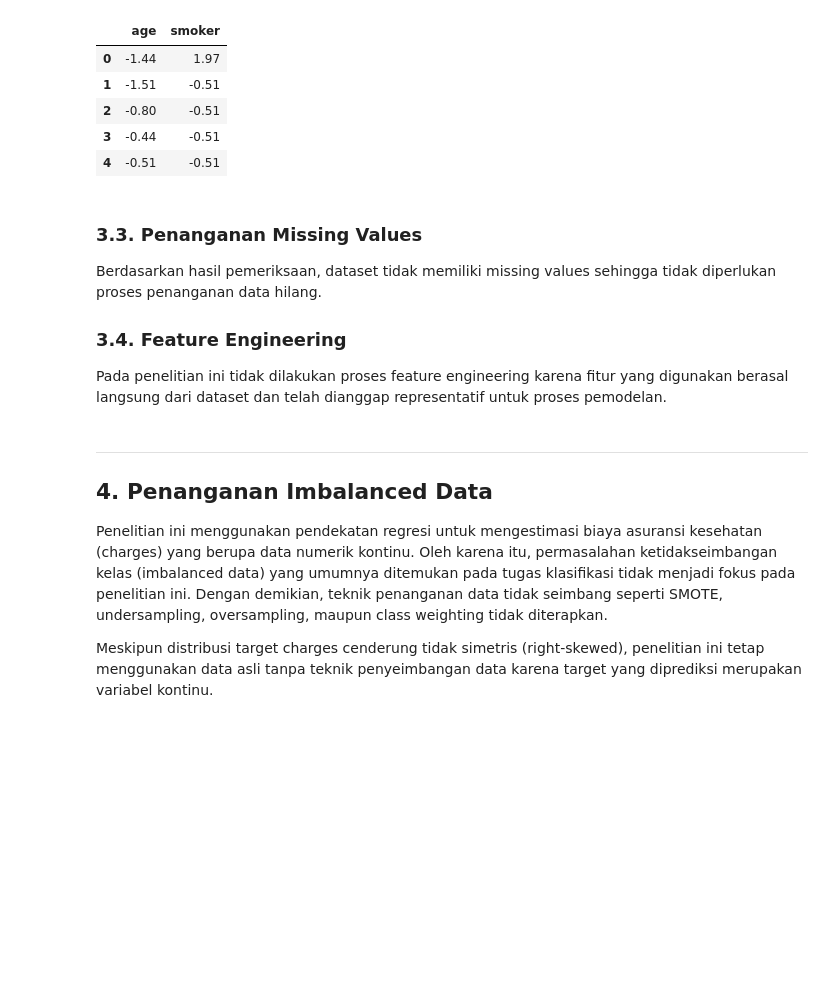
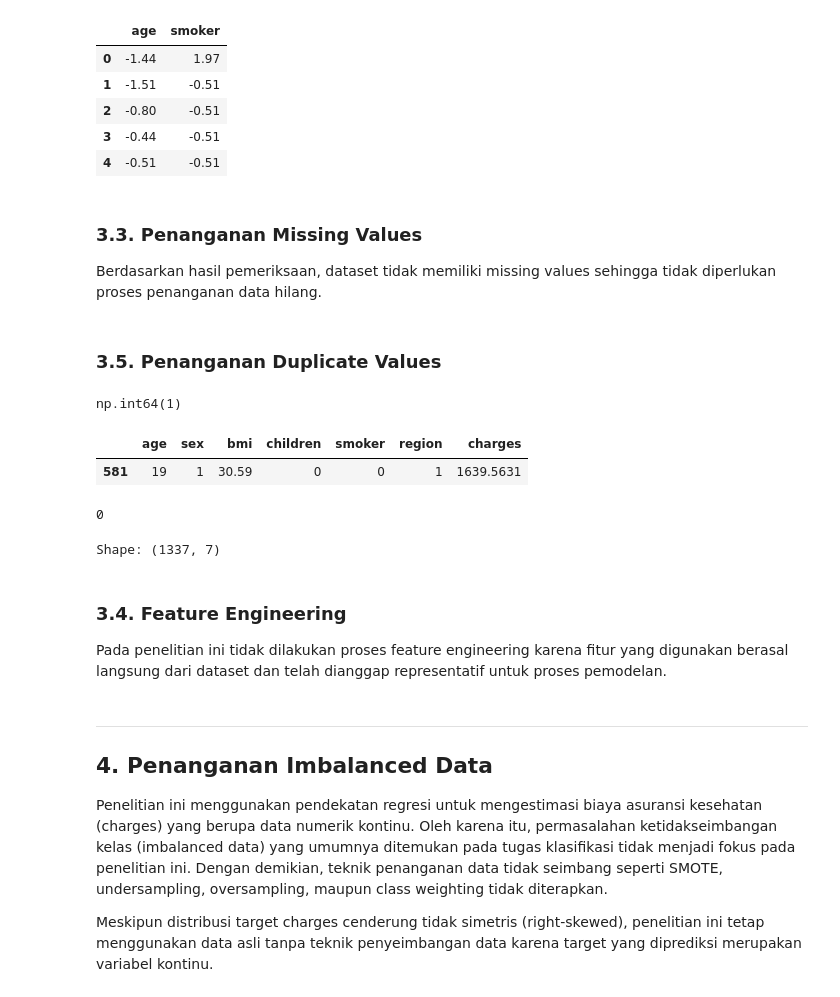
Before and after one commit to flynnight/Tubes-Siscer, a Jupyter notebook: ML_Medical_Insurance_Regresi.ipynb, the cells around one changed output. Drawn from its saved outputs; the diff is of its cells as text; code cells hidden in the pictures; blank space fills up the shorter version.

```diff
--- a/ML_Medical_Insurance_Regresi.ipynb
+++ b/ML_Medical_Insurance_Regresi.ipynb
@@ -228,10 +257,31 @@ X_scaled_df.head().round(2)
 | 2 | -0.80 | -0.51 |
 | 3 | -0.44 | -0.51 |
 | 4 | -0.51 | -0.51 |
+# %% [markdown]
+### **3.3. Penanganan Missing Values**
+Berdasarkan hasil pemeriksaan, dataset tidak memiliki missing values sehingga tidak diperlukan proses penanganan data hilang.
+# %% [markdown]
+### **3.5. Penanganan Duplicate Values**
+# %%
+df.duplicated().sum()
+# %% [output]
+np.int64(1)
+# %%
+df[df.duplicated()]
+# %% [output]
+|  | age | sex | bmi | children | smoker | region | charges |
+| 581 | 19 | 1 | 30.59 | 0 | 0 | 1 | 1639.5631 |
+# %%
+df = df.drop_duplicates()
+
+print(df.duplicated().sum())
+# %% [output]
+0
+# %%
+print("Shape:", df.shape)
+# %% [output]
+Shape: (1337, 7)
 # %% [markdown]
-### **3.3. Penanganan Missing Values**
-Berdasarkan hasil pemeriksaan, dataset tidak memiliki missing values sehingga tidak diperlukan proses penanganan data hilang.
-
 ### **3.4. Feature Engineering**
 Pada penelitian ini tidak dilakukan proses feature engineering karena fitur yang digunakan berasal langsung dari dataset dan telah dianggap representatif untuk proses pemodelan.
 # %% [markdown]
```
Also changed, not shown: parts of 5 cells of this notebook.
